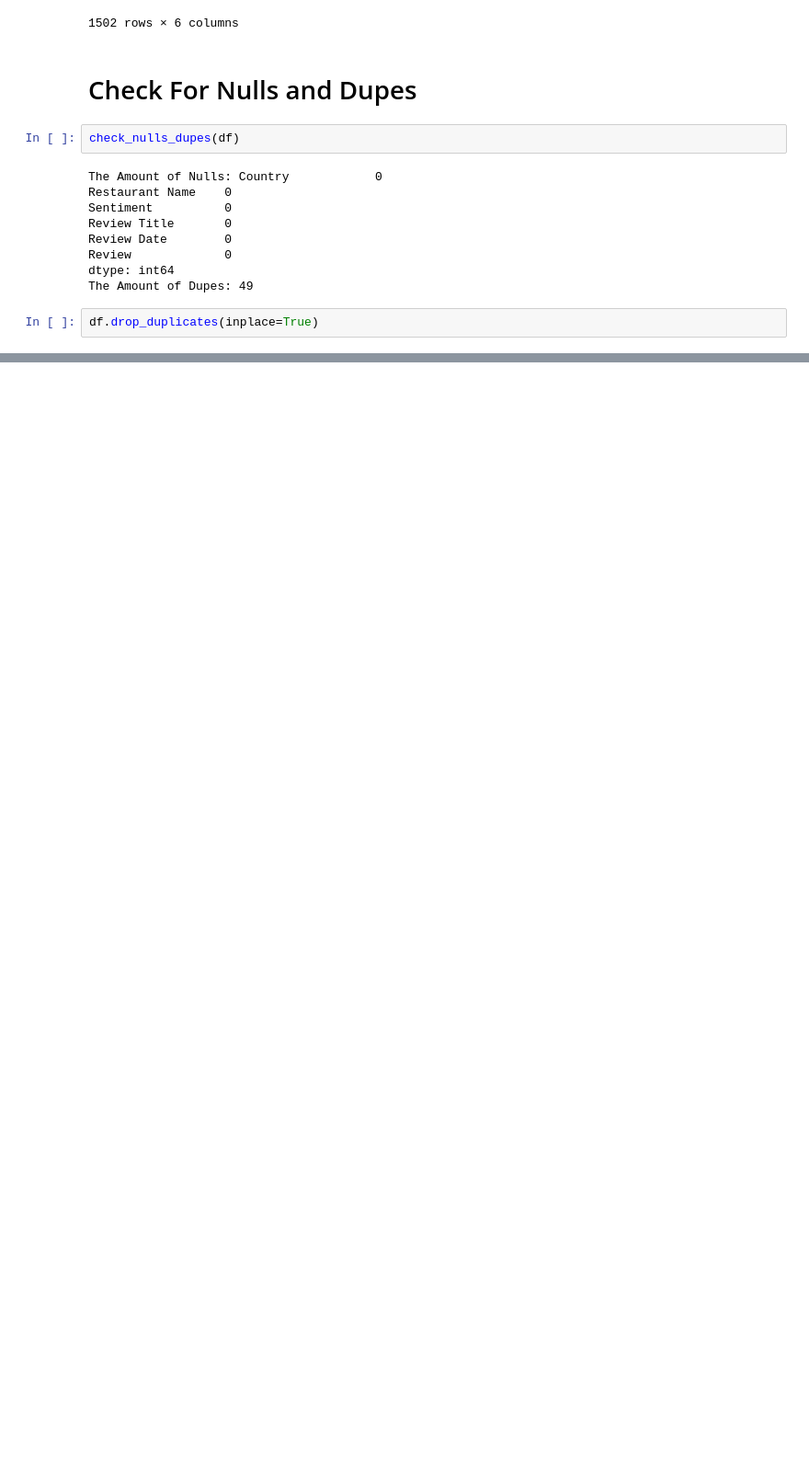
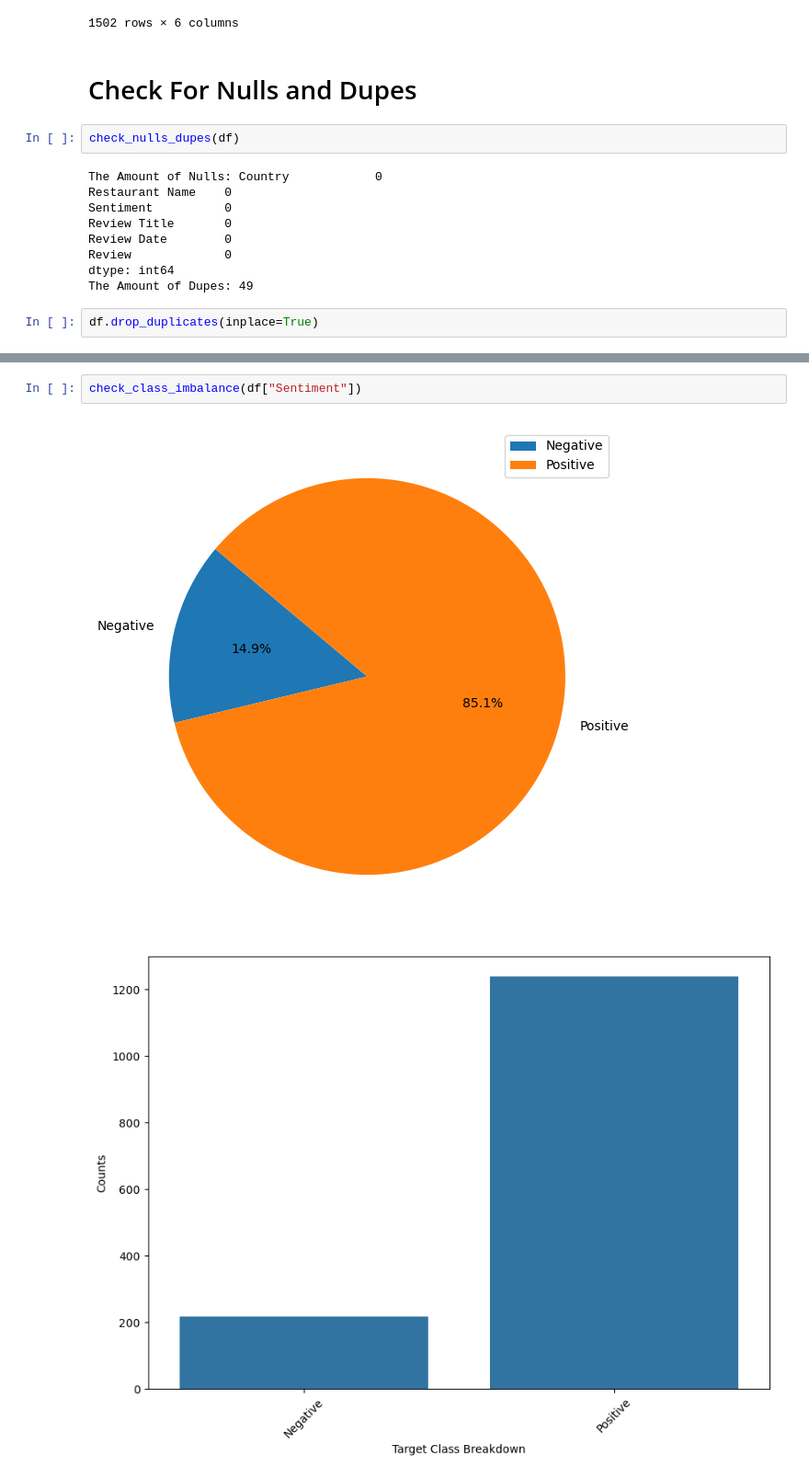
Before and after one commit to MaukanMir/Restaurant-Reviews, a Jupyter notebook: training.ipynb, the cells around one changed output, grey strips where cells are left out. Shown at 92% size. Drawn from its saved outputs; the diff is of its cells as text; blank space fills up the shorter version.

```diff
--- a/training.ipynb
+++ b/training.ipynb
@@ -71,0 +74,5 @@ df.drop_duplicates(inplace=True)
+# %%
+check_class_imbalance(df["Sentiment"])
+# %% [output]
+[figure, added]
+[figure, added]
```
Also changed, not shown: parts of 2 cells of this notebook.
